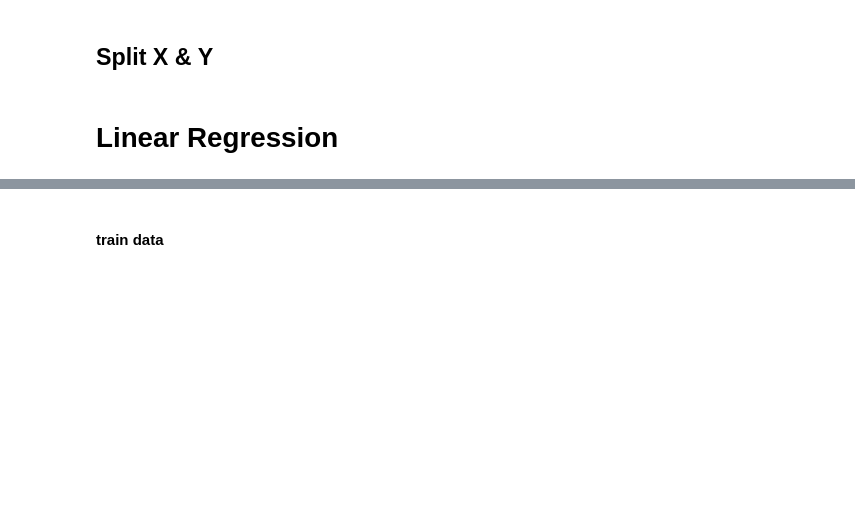
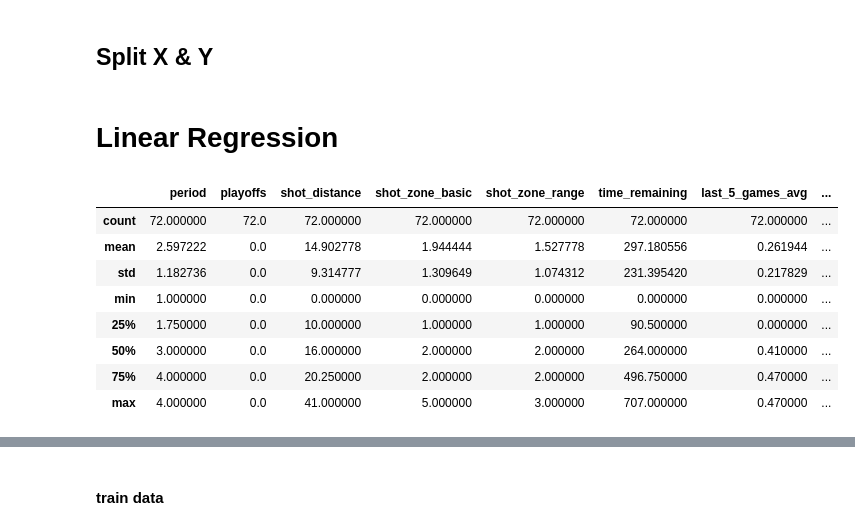
Before and after one commit to mitirmizi/koby-bryant-shot-selection, a Jupyter notebook: src/4-linear-models.ipynb, the cells around one changed output, grey strips where cells are left out. Saved outputs shown, nothing was run; the diff lists cells and outputs as text; code cells hidden in the pictures; blank space fills up the shorter version.

```diff
--- a/src/4-linear-models.ipynb
+++ b/src/4-linear-models.ipynb
@@ -102,6 +99,18 @@ x_val, y_val = split_x_y(validation, target_column)
 lambdas = [1e-10,1e-5,1e-4,1e-3,1e-2,0.1, 0.5,1,5,10,50,100]
 # %% [markdown]
 # Linear Regression
+# %%
+x_train.describe()
+# %% [output]
+|  | period | playoffs | shot_distance | shot_zone_basic | shot_zone_range | time_remaining | last_5_games_avg | ... |
+| count | 72.000000 | 72.0 | 72.000000 | 72.000000 | 72.000000 | 72.000000 | 72.000000 | ... |
+| mean | 2.597222 | 0.0 | 14.902778 | 1.944444 | 1.527778 | 297.180556 | 0.261944 | ... |
+| std | 1.182736 | 0.0 | 9.314777 | 1.309649 | 1.074312 | 231.395420 | 0.217829 | ... |
+| min | 1.000000 | 0.0 | 0.000000 | 0.000000 | 0.000000 | 0.000000 | 0.000000 | ... |
+| 25% | 1.750000 | 0.0 | 10.000000 | 1.000000 | 1.000000 | 90.500000 | 0.000000 | ... |
+| 50% | 3.000000 | 0.0 | 16.000000 | 2.000000 | 2.000000 | 264.000000 | 0.410000 | ... |
+| 75% | 4.000000 | 0.0 | 20.250000 | 2.000000 | 2.000000 | 496.750000 | 0.470000 | ... |
+| max | 4.000000 | 0.0 | 41.000000 | 5.000000 | 3.000000 | 707.000000 | 0.470000 | ... |
 # %%
 reg = LinearRegression()
 a = reg.fit(x_train, y_train)
```
Also changed, not shown: parts of 17 cells of this notebook, 2 other files.
